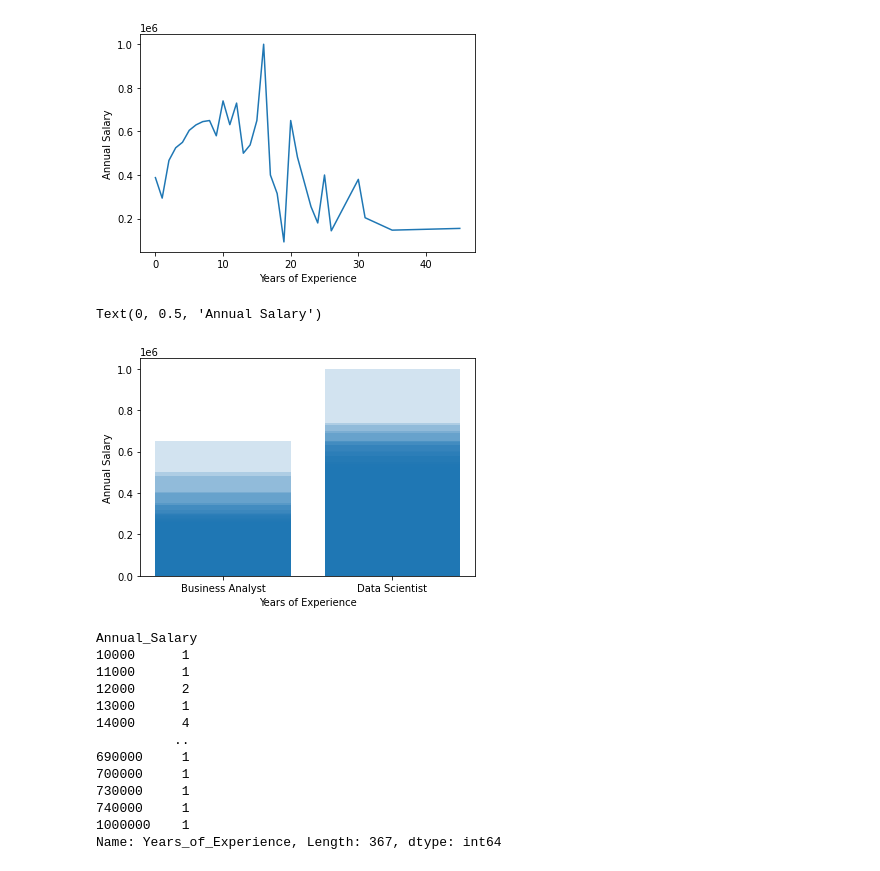
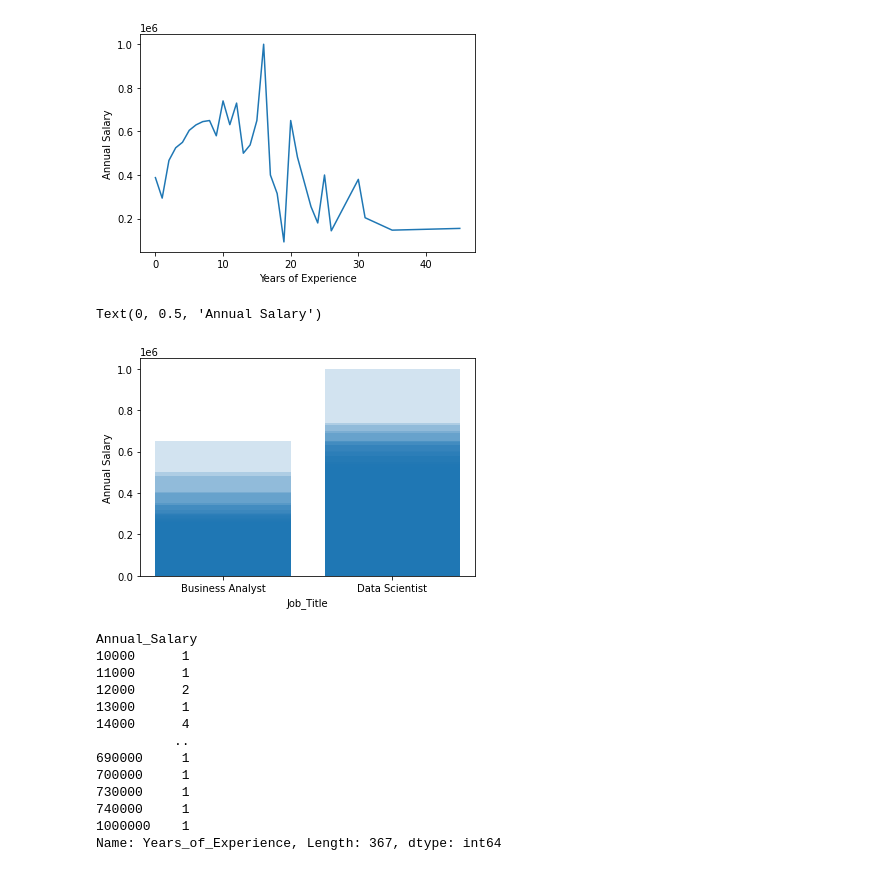
Before and after one commit to rita-s/Data_Analysis_Project_1, a Jupyter notebook: HR_Hackers.ipynb, the cells around one changed output. Cells and saved outputs as stored; diff of their text form; code cells hidden in the pictures.

```diff
--- a/HR_Hackers.ipynb
+++ b/HR_Hackers.ipynb
@@ -103,18 +103,18 @@ Text(0, 0.5, 'Annual Salary')
 # %%
 # Plotting to show the Annual Salary range based on Job Titles
 x_axis = new_df["Job_Title"]
 y_axis = new_df['Annual_Salary']
 
 plt.bar(x_axis, y_axis, alpha=0.2, align='center')
 
 current_values = plt.gca().get_yticks()
 # using format string '{:.0f}' here but you can choose others
 #plt.gca().set_yticklabels(['{:.0f}'.format(x) for x in new_df['Annual_Salary']])
-plt.xlabel("Years of Experience")
+plt.xlabel("Job_Title")
 plt.ylabel("Annual Salary")
 # %% [output]
 Text(0, 0.5, 'Annual Salary')
-[figure, old version]
+[figure, new version]
 # %%
 #Showing the country with highest number recruits
 ar = new_df.groupby(new_df.Location).Job_Title.value_counts()
```
Also changed, not shown: parts of 1 cell of this notebook.
